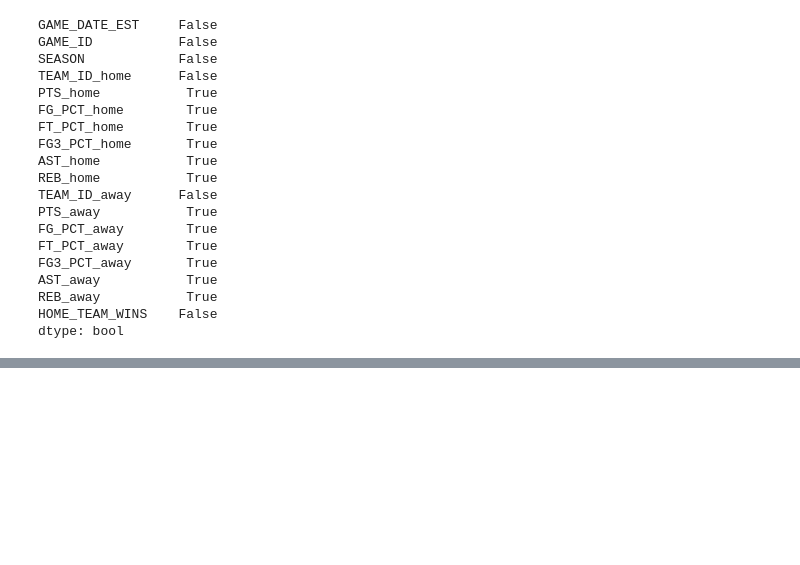
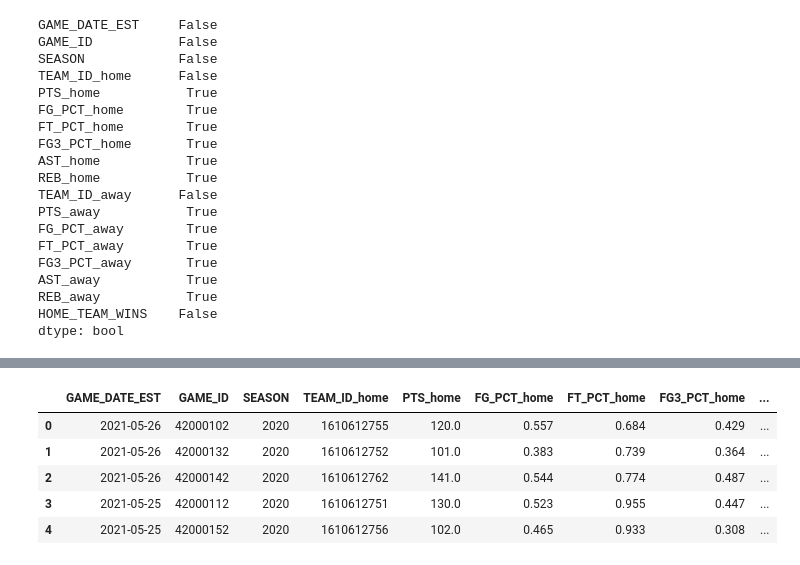
Before and after one commit to Joshua-C-Bryant/money-ball, a Jupyter notebook: predictions.ipynb, the cells around one changed output, grey strips where cells are left out. Saved outputs shown, nothing was run; the diff lists cells and outputs as text; code cells hidden in the pictures; blank space fills up the shorter version.

```diff
--- a/predictions.ipynb
+++ b/predictions.ipynb
@@ -122,0 +148,3 @@ dtype: bool
+# %%
+games.drop(games[games.PTS_home.isnull()==True].index, inplace = True)
+games.shape
@@ -122,0 +176,12 @@ dtype: bool
+# %%
+# Creating the total points column, this will be our target
+games['total_points'] = games.PTS_home + games.PTS_away
+# %%
+games.head()
+# %% [output]
+|  | GAME_DATE_EST | GAME_ID | SEASON | TEAM_ID_home | PTS_home | FG_PCT_home | FT_PCT_home | FG3_PCT_home | ... |
+| 0 | 2021-05-26 | 42000102 | 2020 | 1610612755 | 120.0 | 0.557 | 0.684 | 0.429 | ... |
+| 1 | 2021-05-26 | 42000132 | 2020 | 1610612752 | 101.0 | 0.383 | 0.739 | 0.364 | ... |
+| 2 | 2021-05-26 | 42000142 | 2020 | 1610612762 | 141.0 | 0.544 | 0.774 | 0.487 | ... |
+| 3 | 2021-05-25 | 42000112 | 2020 | 1610612751 | 130.0 | 0.523 | 0.955 | 0.447 | ... |
+| 4 | 2021-05-25 | 42000152 | 2020 | 1610612756 | 102.0 | 0.465 | 0.933 | 0.308 | ... |
```
Also changed, not shown: parts of 4 cells of this notebook.
